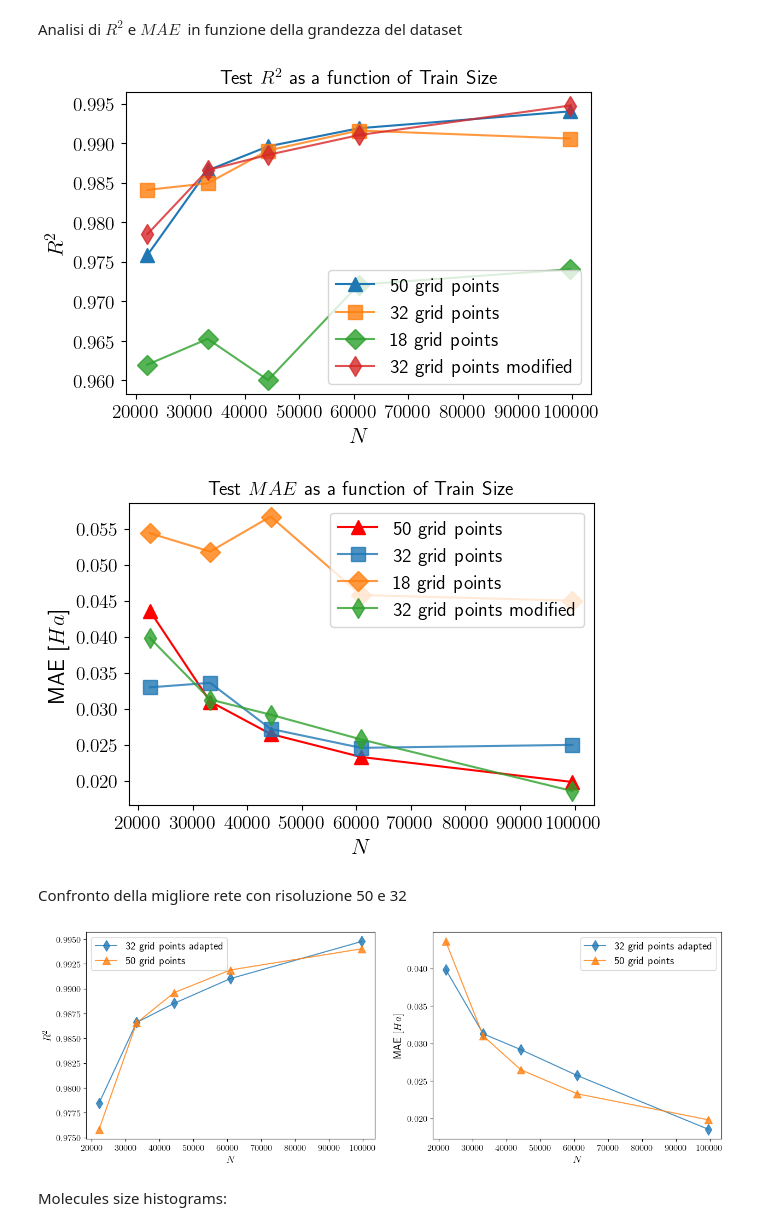
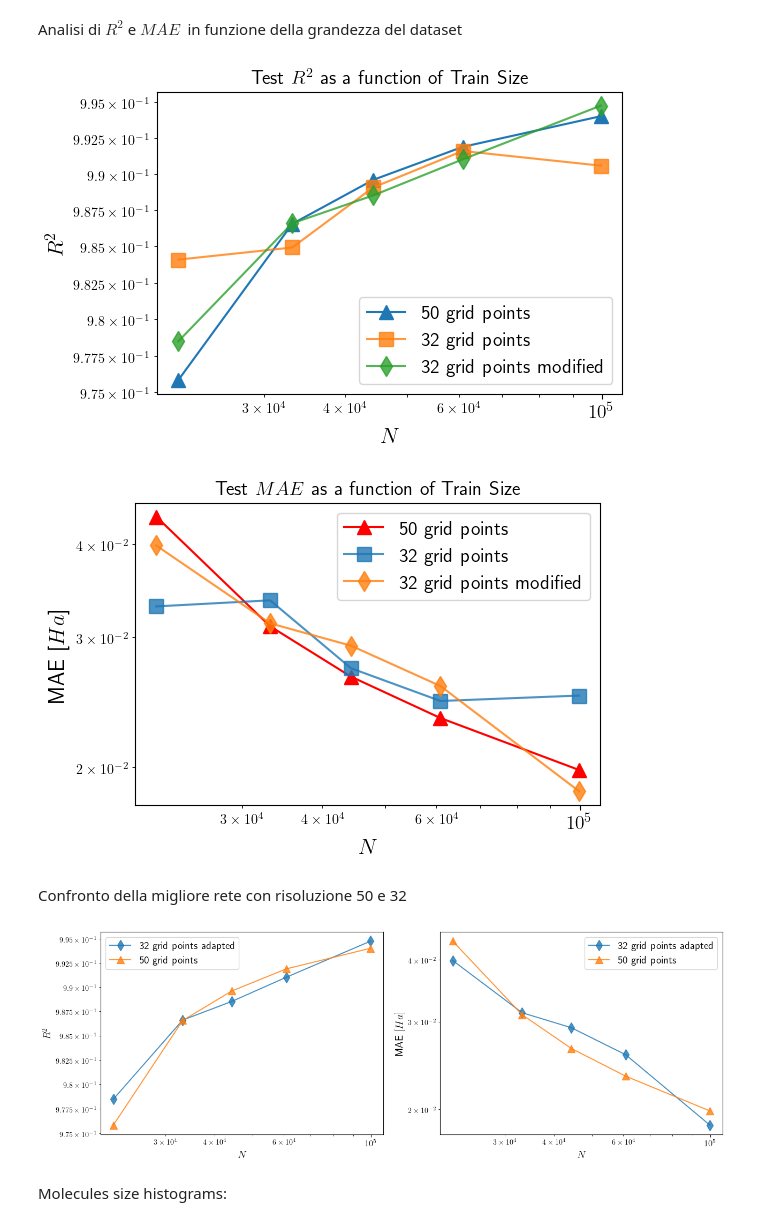
Before and after one commit to lbrodolo/deep_molecules, a Jupyter notebook: dataset_results_analysis.ipynb, the cells around one changed output. Drawn from its saved outputs; the diff is of its cells as text; code cells hidden in the pictures.

```diff
--- a/dataset_results_analysis.ipynb
+++ b/dataset_results_analysis.ipynb
@@ -21,8 +21,10 @@ plt.rcParams['text.usetex'] = True
 
 plt.plot(sizes, R2_50, marker="^", ms=10, label="50 grid points")
 plt.plot(sizes, R2_32, marker="s", alpha=.8, ms=10, label="32 grid points")
-plt.plot(sizes, R2_18, marker="D", alpha=.8, ms=10, label="18 grid points")
+#plt.plot(sizes, R2_18, marker="D", alpha=.8, ms=10, label="18 grid points")
 plt.plot(sizes, R2_32_adattata, marker="d", alpha=.8, ms=10, label="32 grid points modified")
+plt.xscale("log")
+plt.yscale("log")
 plt.legend(loc=4, prop={'size': 14})
 plt.xlabel("$N$", fontsize=16)
 plt.ylabel("$R^2$", fontsize=16)
@@ -34,23 +36,25 @@ plt.yticks(fontsize=14)
 plt.title("Test $R^2$ as a function of Train Size", fontsize=14)
 plt.show()
 # %% [output]
-[figure, old version]
+[figure, new version]
 # %%
 plt.plot(sizes, mae_50, marker="^", ms=10, color='r', label="50 grid points")
 plt.plot(sizes, mae_32, marker="s", alpha=.8, ms=10, label="32 grid points")
-plt.plot(sizes, mae_18, marker="D", alpha=.8, ms=10, label="18 grid points")
+#plt.plot(sizes, mae_18, marker="D", alpha=.8, ms=10, label="18 grid points")
 plt.plot(sizes, mae_32_adattata, marker="d", alpha=.8,  ms=10, label="32 grid points modified")
+plt.xscale("log")
+plt.yscale("log")
 
 plt.xlabel("$N$", fontsize=16)
 plt.ylabel(f"MAE [$Ha$]", fontsize=16)
 plt.legend(loc=1, prop={'size': 14})
 plt.title("Test $MAE$ as a function of Train Size", fontsize=14)
 plt.xticks(fontsize=14)
 plt.yticks(fontsize=14)
 
 plt.show()
 # %% [output]
-[figure, old version]
+[figure, new version]
 # %% [markdown]
 Confronto della migliore rete con risoluzione 50 e 32
 # %%
@@ -62,6 +66,10 @@ ax1.plot(sizes, R2_50, marker="^", ms=10, alpha=.8, label="50 grid points")
 ax2.plot(sizes, mae_50, marker="^", ms=10, alpha=.8, label="50 grid points")
 ax1.legend(prop={"size": 14})
 ax2.legend(prop={"size": 14})
+ax1.set_xscale("log")
+ax1.set_yscale("log")
+ax2.set_xscale("log")
+ax2.set_yscale("log")
 
 ax1.tick_params(axis='x', labelsize=12)
 ax1.tick_params(axis='y', labelsize=12)
@@ -74,7 +82,7 @@ ax2.set_ylabel("MAE $[Ha]$", size=14)
 
 plt.show()
 # %% [output]
-[figure, old version]
+[figure, new version]
 # %% [markdown]
 Molecules size histograms:
 # %%
```
Also changed, not shown: parts of 15 cells of this notebook, 2 other files.
